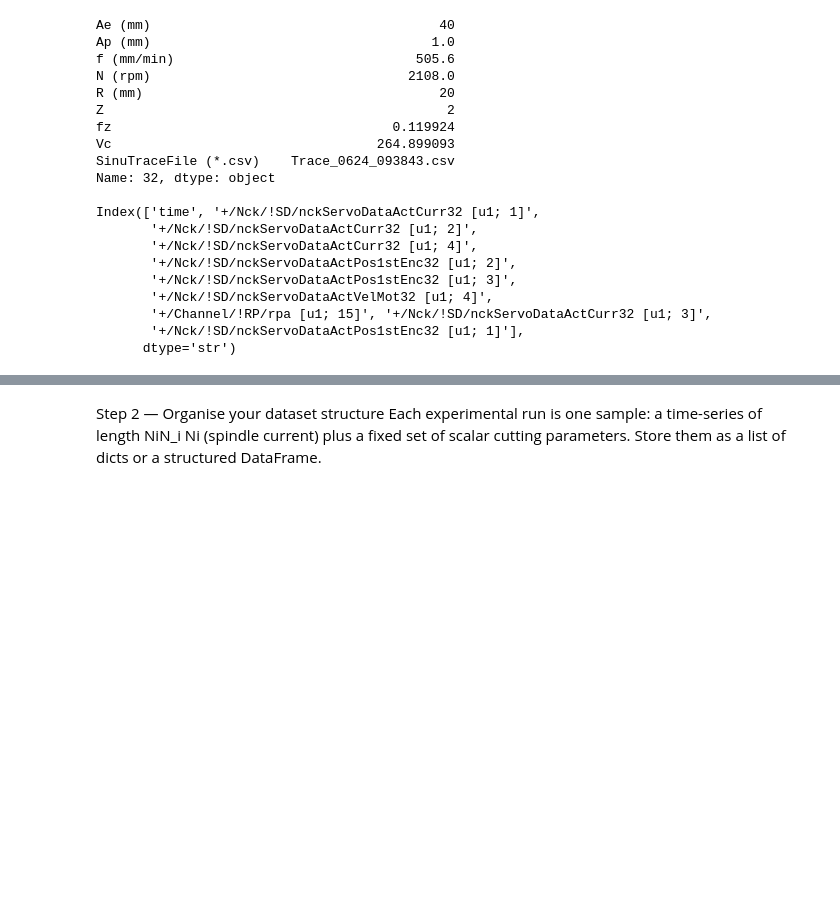
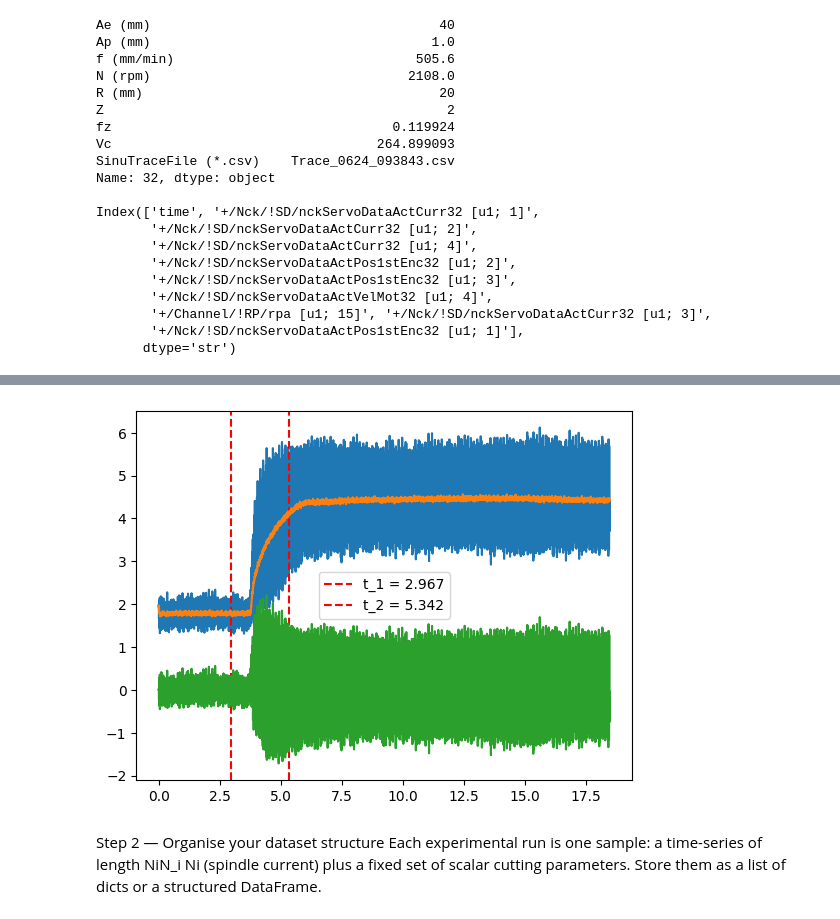
Before and after one commit to ThMRudolf/2026_EstanciaInvestigation_PTW, a Jupyter notebook: nb_ae/ae_estimation_data_prep.ipynb, the cells around one changed output, grey strips where cells are left out. Saved outputs shown, nothing was run; the diff lists cells and outputs as text; code cells hidden in the pictures; blank space fills up the shorter version.

```diff
--- a/nb_ae/ae_estimation_data_prep.ipynb
+++ b/nb_ae/ae_estimation_data_prep.ipynb
@@ -172,12 +177,16 @@ iq_maf = msu.maf(df['+/Nck/!SD/nckServoDataActCurr32 [u1; 4]'], ns)
 # %%
 p = plt.plot(df['time'], df['+/Nck/!SD/nckServoDataActCurr32 [u1; 4]'])
 t1_val = df['time'][idx]
-plt.axvline(x=t1_val, color='r', linestyle='--', label=f't1 = {t1_val:.3f}')
+plt.axvline(x=t_friction_trace, color='r', linestyle='--', label=f't_1 = {t_friction_trace:.3f}')
+plt.axvline(x=t1_val, color='r', linestyle='--', label=f't_2 = {t1_val:.3f}')
+
 plt.legend()
 #p = plt.plot(df['time'], df['+/Nck/!SD/nckServoDataActCurr32 [u1; 4]']-mean_iq_frict)
 p = plt.plot(df['time'], iq_maf)
 #p = plt.plot(df['time'], iq_maf-mean_iq_frict)
 p = plt.plot(df['time'], df['+/Nck/!SD/nckServoDataActCurr32 [u1; 4]']- iq_maf)
+# %% [output]
+[figure, added]
 # %% [markdown]
 Step 2 — Organise your dataset structure
 Each experimental run is one sample: a time-series of length NiN_i
```
Also changed, not shown: parts of 11 cells of this notebook, 20 other files.
